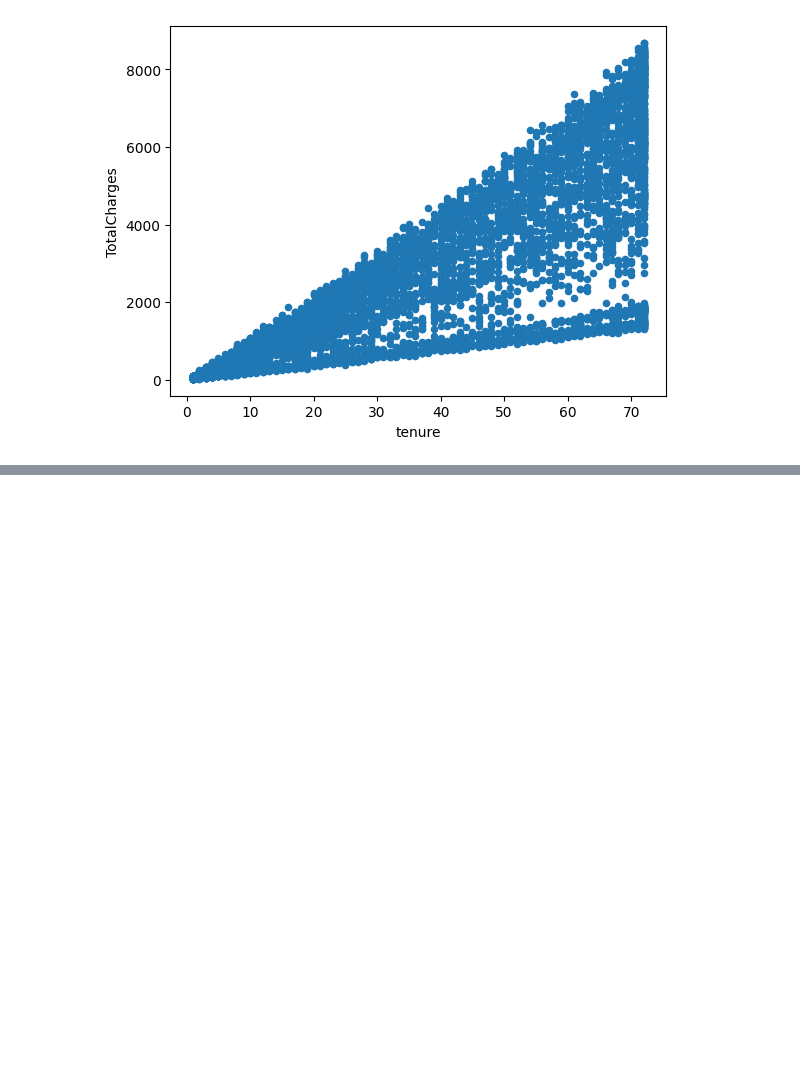
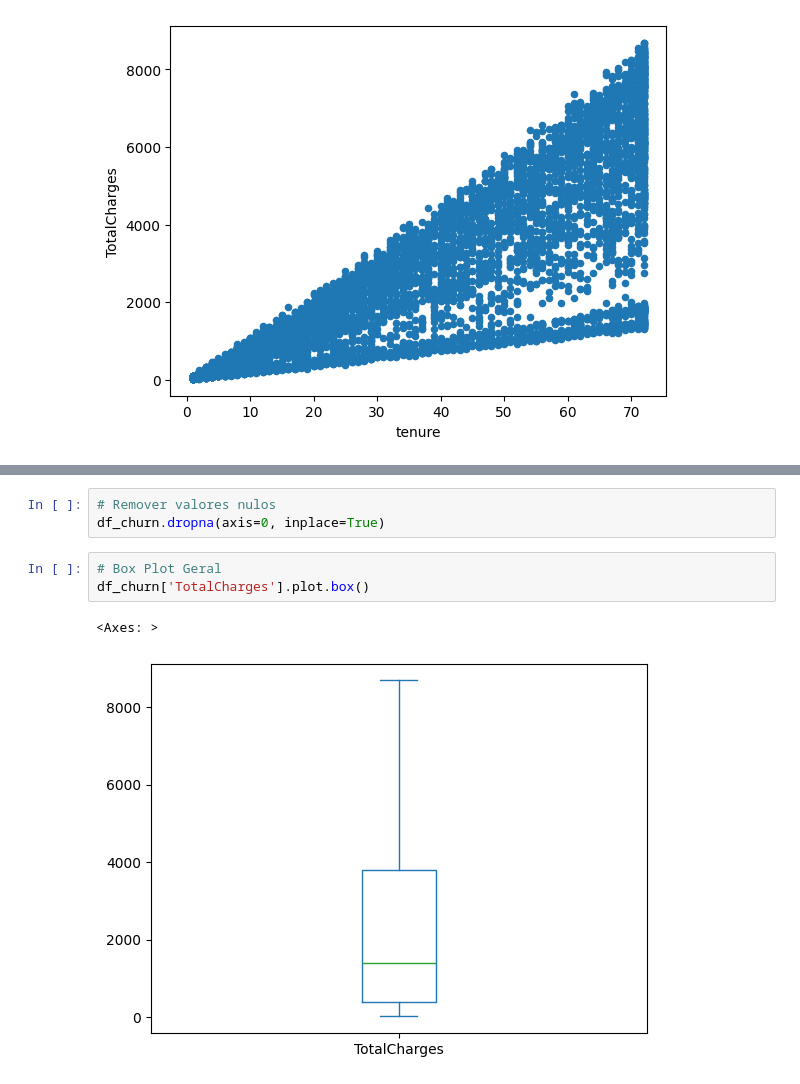
Before and after one commit to robertorj7/ia-develop-trilha-rs, a Jupyter notebook: m3_eda/eda_churn.ipynb, the cells around one changed output, grey strips where cells are left out. Drawn from its saved outputs; the diff is of its cells as text; blank space fills up the shorter version.

```diff
--- a/m3_eda/eda_churn.ipynb
+++ b/m3_eda/eda_churn.ipynb
@@ -879,0 +902,9 @@ df_churn.plot.scatter(x='tenure', y='TotalCharges')
+# %%
+# Remover valores nulos
+df_churn.dropna(axis=0, inplace=True)
+# %%
+# Box Plot Geral
+df_churn['TotalCharges'].plot.box()
+# %% [output]
+<Axes: >
+[figure, added]
```
Also changed, not shown: parts of 10 cells of this notebook.
